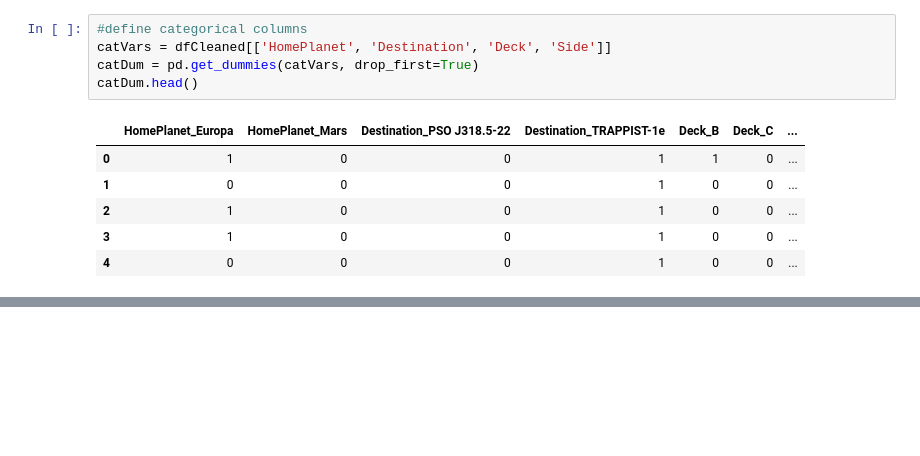
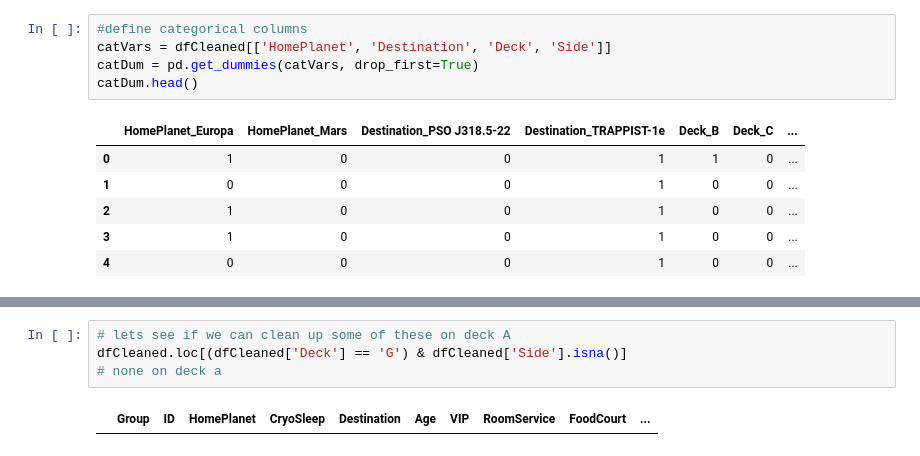
Before and after one commit to jmeisenh/SpaceTitanic, a Jupyter notebook: SpaceShipTitanicWorkflow.ipynb, the cells around one changed output, grey strips where cells are left out. Saved outputs shown, nothing was run; the diff lists cells and outputs as text; blank space fills up the shorter version.

```diff
--- a/SpaceShipTitanicWorkflow.ipynb
+++ b/SpaceShipTitanicWorkflow.ipynb
@@ -961,0 +971,6 @@ dtype: int64
+# %%
+# lets see if we can clean up some of these on deck A
+dfCleaned.loc[(dfCleaned['Deck'] == 'G') & dfCleaned['Side'].isna()]
+# none on deck a
+# %% [output]
+|  | Group | ID | HomePlanet | CryoSleep | Destination | Age | VIP | RoomService | FoodCourt | ... |
```
Also changed, not shown: parts of 39 cells of this notebook.
